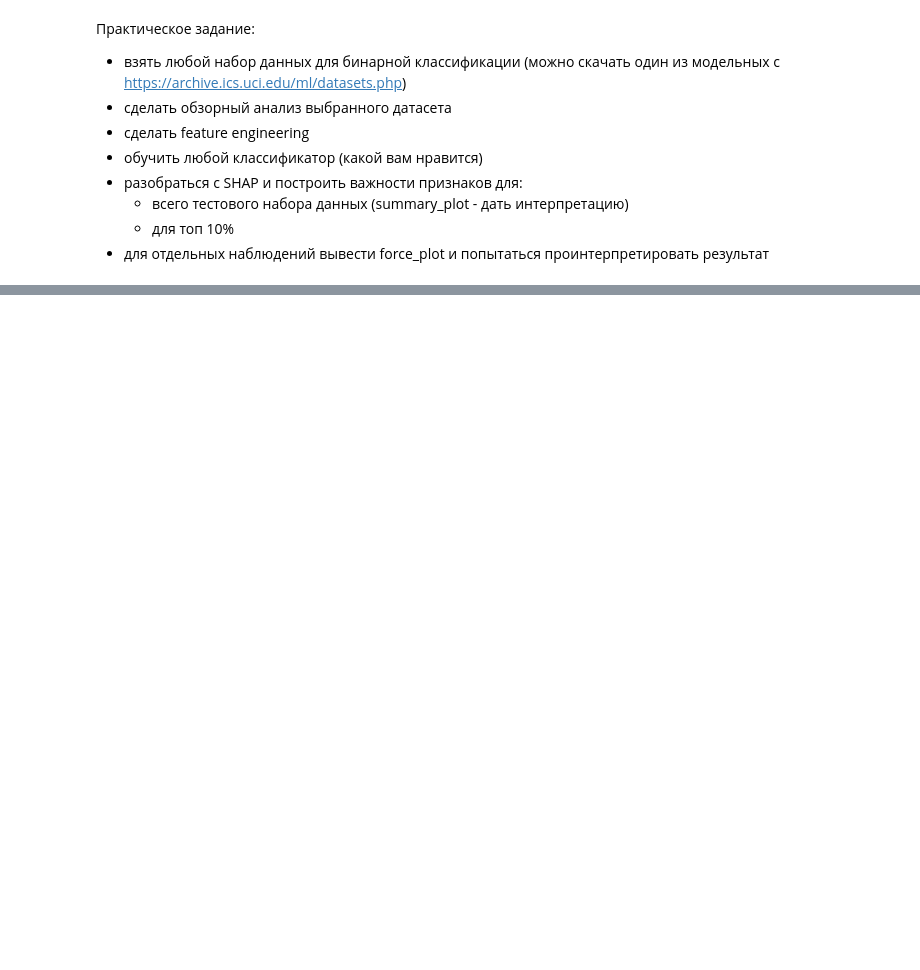
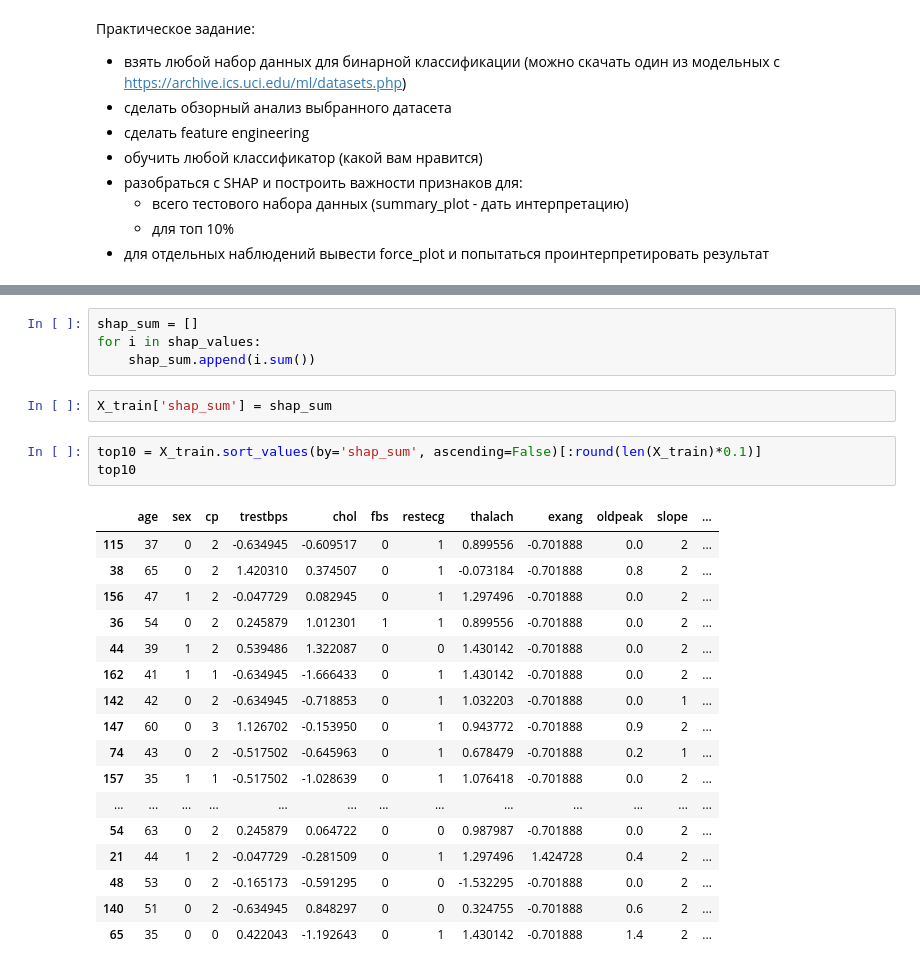
Before and after one commit to Dant-di/ML_in_business, a Jupyter notebook: HW_Lesson_7.ipynb, the cells around one changed output, grey strips where cells are left out. Saved outputs shown, nothing was run; the diff lists cells and outputs as text; blank space fills up the shorter version.

```diff
--- a/HW_Lesson_7.ipynb
+++ b/HW_Lesson_7.ipynb
@@ -56,0 +179,27 @@ memory usage: 59.5+ MB
+# %%
+shap_sum = []
+for i in shap_values:
+    shap_sum.append(i.sum())
+# %%
+X_train['shap_sum'] = shap_sum
+# %%
+top10 = X_train.sort_values(by='shap_sum', ascending=False)[:round(len(X_train)*0.1)]
+top10
+# %% [output]
+|  | age | sex | cp | trestbps | chol | fbs | restecg | thalach | exang | oldpeak | slope | ... |
+| 115 | 37 | 0 | 2 | -0.634945 | -0.609517 | 0 | 1 | 0.899556 | -0.701888 | 0.0 | 2 | ... |
+| 38 | 65 | 0 | 2 | 1.420310 | 0.374507 | 0 | 1 | -0.073184 | -0.701888 | 0.8 | 2 | ... |
+| 156 | 47 | 1 | 2 | -0.047729 | 0.082945 | 0 | 1 | 1.297496 | -0.701888 | 0.0 | 2 | ... |
+| 36 | 54 | 0 | 2 | 0.245879 | 1.012301 | 1 | 1 | 0.899556 | -0.701888 | 0.0 | 2 | ... |
+| 44 | 39 | 1 | 2 | 0.539486 | 1.322087 | 0 | 0 | 1.430142 | -0.701888 | 0.0 | 2 | ... |
+| 162 | 41 | 1 | 1 | -0.634945 | -1.666433 | 0 | 1 | 1.430142 | -0.701888 | 0.0 | 2 | ... |
+| 142 | 42 | 0 | 2 | -0.634945 | -0.718853 | 0 | 1 | 1.032203 | -0.701888 | 0.0 | 1 | ... |
+| 147 | 60 | 0 | 3 | 1.126702 | -0.153950 | 0 | 1 | 0.943772 | -0.701888 | 0.9 | 2 | ... |
+| 74 | 43 | 0 | 2 | -0.517502 | -0.645963 | 0 | 1 | 0.678479 | -0.701888 | 0.2 | 1 | ... |
+| 157 | 35 | 1 | 1 | -0.517502 | -1.028639 | 0 | 1 | 1.076418 | -0.701888 | 0.0 | 2 | ... |
+| ... | ... | ... | ... | ... | ... | ... | ... | ... | ... | ... | ... | ... |
+| 54 | 63 | 0 | 2 | 0.245879 | 0.064722 | 0 | 0 | 0.987987 | -0.701888 | 0.0 | 2 | ... |
+| 21 | 44 | 1 | 2 | -0.047729 | -0.281509 | 0 | 1 | 1.297496 | 1.424728 | 0.4 | 2 | ... |
+| 48 | 53 | 0 | 2 | -0.165173 | -0.591295 | 0 | 0 | -1.532295 | -0.701888 | 0.0 | 2 | ... |
+| 140 | 51 | 0 | 2 | -0.634945 | 0.848297 | 0 | 0 | 0.324755 | -0.701888 | 0.6 | 2 | ... |
+| 65 | 35 | 0 | 0 | 0.422043 | -1.192643 | 0 | 1 | 1.430142 | -0.701888 | 1.4 | 2 | ... |
```
Also changed, not shown: parts of 24 cells of this notebook, 1 other file.
